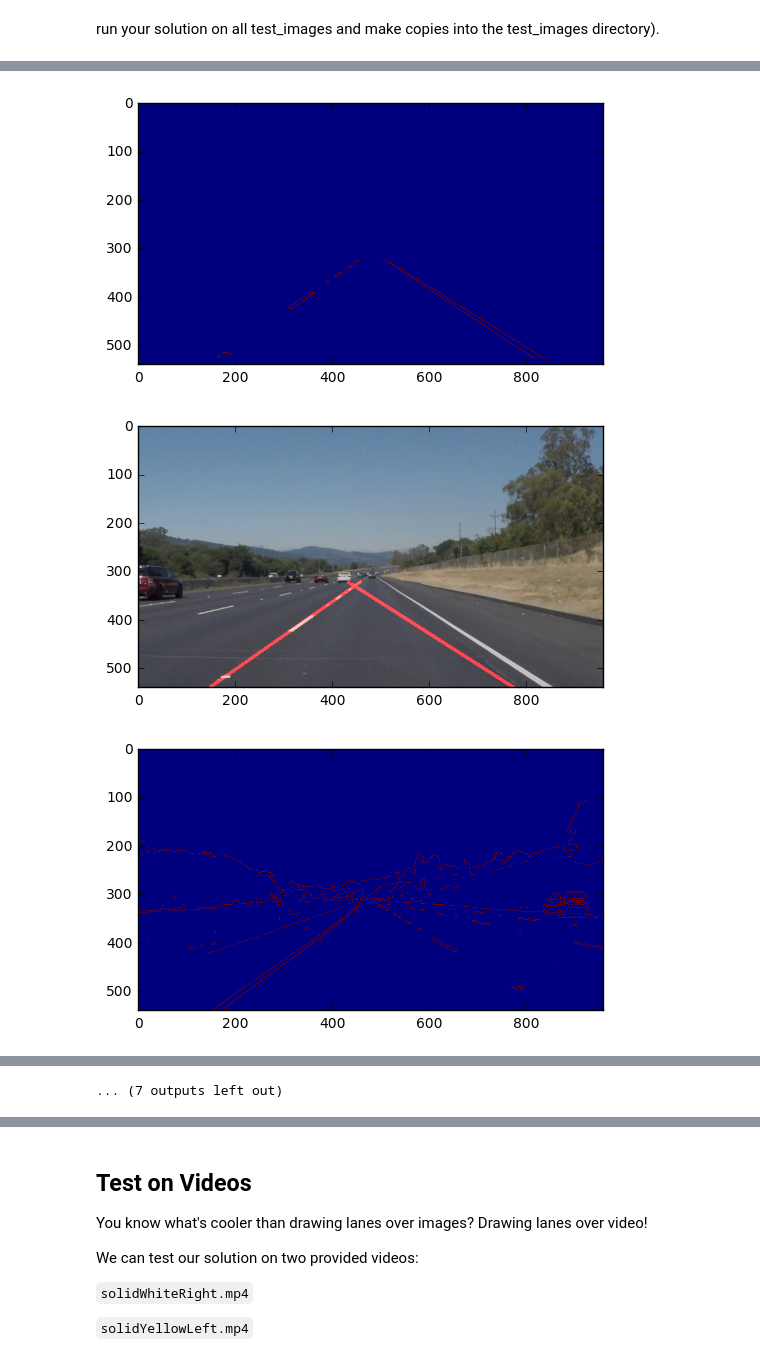
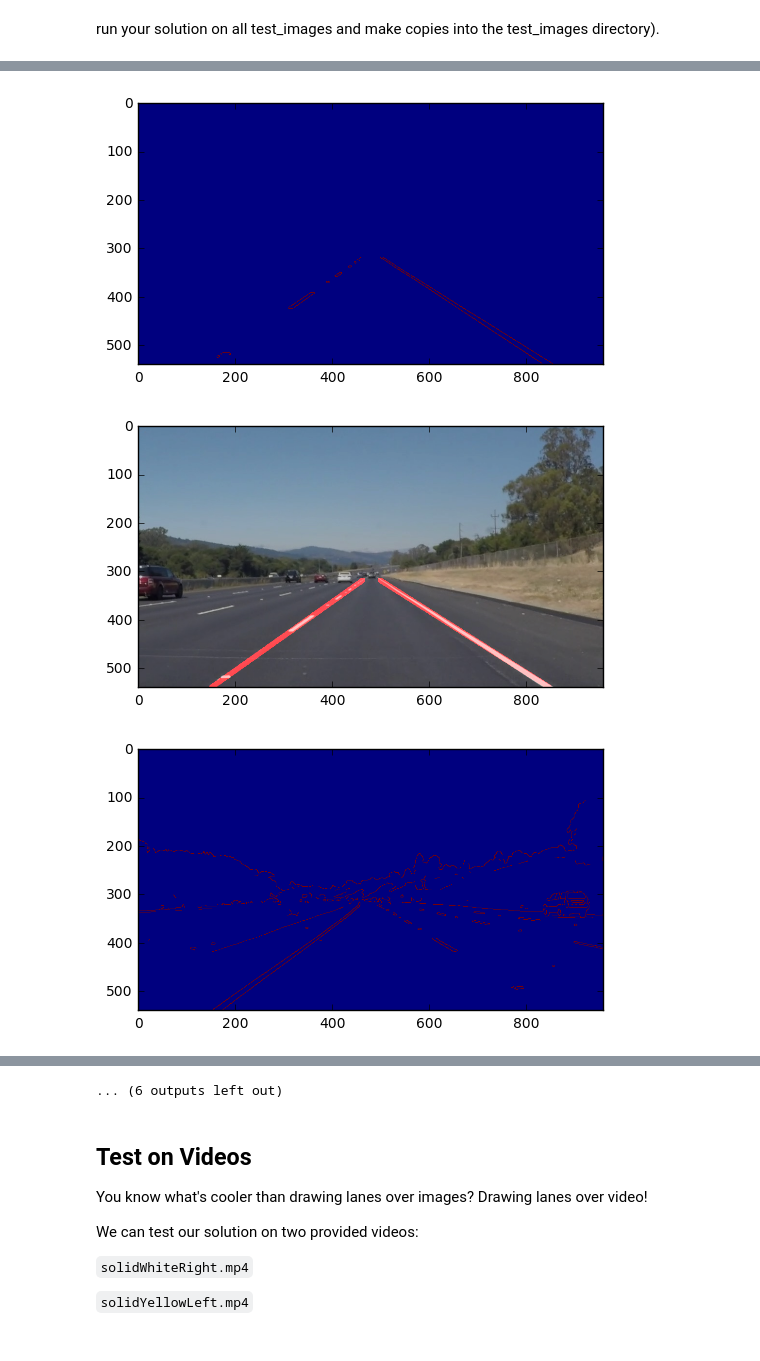
Before and after one commit to peparhugo/CarND-LaneLines-P1, a Jupyter notebook: P1.ipynb, the cells around one changed output, grey strips where cells are left out. Saved outputs shown, nothing was run; the diff lists cells and outputs as text; code cells hidden in the pictures.

Commit message:
continuing to optimze lane lines

```diff
--- a/P1.ipynb
+++ b/P1.ipynb
@@ -119,7 +119,7 @@ def vertices_trapaziod(image,percent_x_top,percent_y_top,percent_x_bottom=1.,per
     return np.array([[(int(imshape[1]*(1-percent_x_bottom)),int(imshape[0]*percent_y_bottom)),(int(imshape[1]*percent_x_top), int(imshape[0]*percent_y_top)), (int(imshape[1]*(1-percent_x_top)), int(imshape[0]*(percent_y_top))), (int(imshape[1]*percent_x_bottom),int(imshape[0]*percent_y_bottom))]], dtype=np.int32)
 
 
-def draw_lines(img, lines, color=[255, 0, 0], thickness=5):
+def draw_lines(img, lines, color=[255, 0, 0], thickness=10):
     """
     NOTE: this is the function you might want to use as a starting point once you want to
     average/extrapolate the line segments you detect to map out the full
@@ -143,7 +143,8 @@ def draw_lines(img, lines, color=[255, 0, 0], thickness=5):
     right_lane = []
     r_weight = []
     l_weight = []
-    y_min = int(image.shape[0]*1/1.67)
+    y_min = int(image.shape[0]*1/1.68)
+    #y_min = image.shape[0]
     y_max = image.shape[0]
 
 
@@ -152,11 +153,11 @@ def draw_lines(img, lines, color=[255, 0, 0], thickness=5):
 
             slope = (y2-y1)/float(x2-x1)
 
-            if slope < 0:
+            if slope < 0 and np.isnan(slope)==False:
                 l_slope.append(slope)
                 left_lane.append(line)
                 l_weight.append((x2-x1)**2+(y2-y1)**2)
-            elif slope >= 0 and np.isnan(slope)==False:
+            elif slope >0 and np.isnan(slope)==False:
                 r_slope.append(slope)
                 right_lane.append(line)
                 r_weight.append((x2-x1)**2+(y2-y1)**2)
@@ -166,10 +167,13 @@ def draw_lines(img, lines, color=[255, 0, 0], thickness=5):
                 y_min = y2
 
 
-    print(r_slope)
+    #print(r_slope)
     l_slope_mean = np.sum(np.array(l_slope)*np.array(l_weight))/np.sum(l_weight)
     r_slope_mean = np.sum(np.array(r_slope)*np.array(r_weight))/np.sum(r_weight)
-    print(l_slope_mean,r_slope_mean)
+    #l_slope_mean = np.mean(l_slope)
+    #r_slope_mean = np.mean(r_slope)
+    #print("left", left_lane,"right", right_lane)
+    #print(l_slope_mean,r_slope_mean)
     l_xy_av = np.array(left_lane)
     l_mean = np.mean(l_xy_av,axis=0)
 
@@ -234,14 +238,14 @@ for image_path in dir_list:
 
     image = mpimg.imread("test_images/"+image_path)
     gray_image = grayscale(image.copy())
-    blur_image=gaussian_blur(gray_image, 3)
-    edges=canny(blur_image, 100, 150)
+    blur_image=gaussian_blur(gray_image, 5)
+    edges=canny(blur_image, 100, 140)
     plt.figure()
     plt.imshow(edges)
-    masked_image=region_of_interest(edges, vertices_trapaziod(edges,7.6/16,1/1.67,1,0.98))
+    masked_image=region_of_interest(edges, vertices_trapaziod(edges,7.6/16,1/1.69,0.94,1))
     plt.figure()
     plt.imshow(masked_image)
-    line_image=hough_lines(masked_image, 1, np.pi/180, 8, 14,3 )
+    line_image=hough_lines(masked_image, 1, np.pi/180, 50, 55,20)
     plt.figure()
     plt.imshow(weighted_img(line_image, image, α=0.8, β=1., λ=0.))
 # %% [output]
@@ -264,5 +256,5 @@ for image_path in dir_list:
 [figure]
-[figure, old version]
+[figure, new version]
-[figure, old version]
+[figure, new version]
 [figure]
 [figure]
@@ -270,2 +262 @@ for image_path in dir_list:
 [figure]
-... (7 outputs left out)
@@ -272,3 +264,4 @@ for image_path in dir_list:
+... (6 outputs left out)
 # %% [markdown]
 ## Test on Videos
 
```
Also changed, not shown: parts of 5 cells of this notebook, 2 other files.
